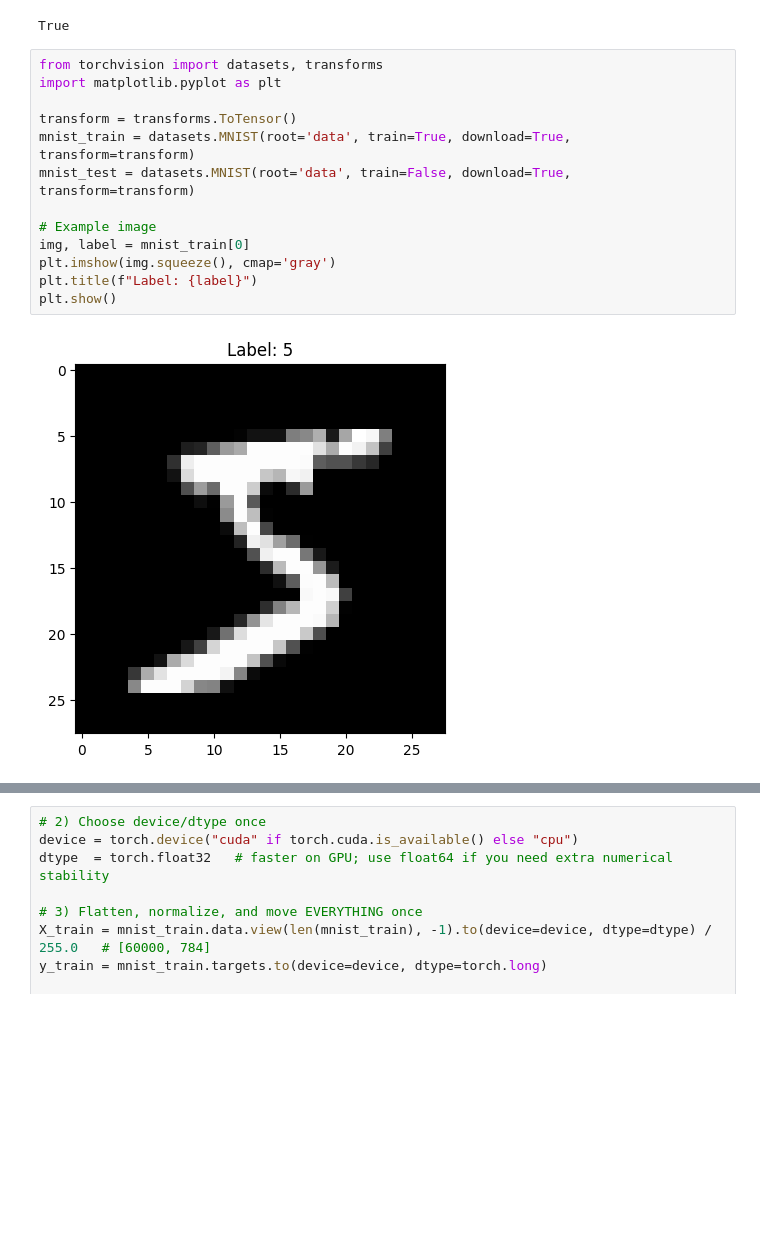
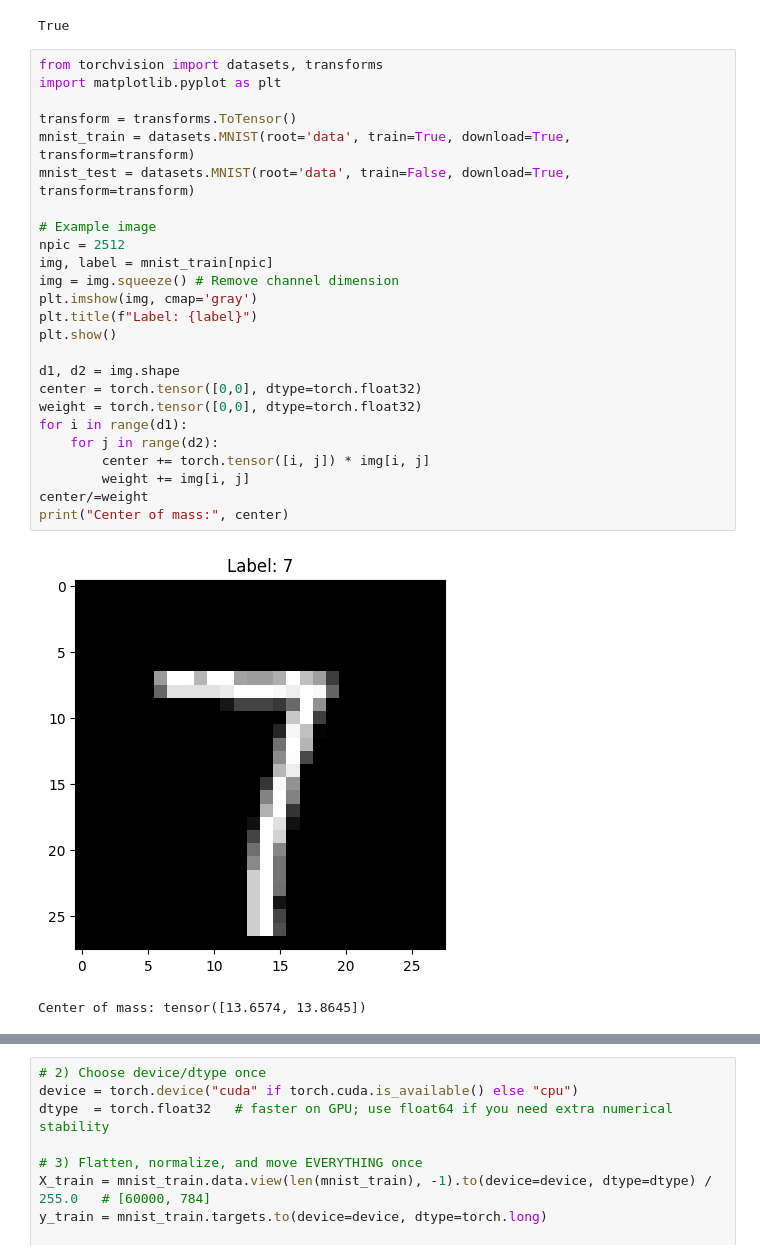
Before and after one commit to ajakovac/ML-in-Practice-I, a Jupyter notebook: CV_MNIST.ipynb, the cells around one changed output, grey strips where cells are left out. Saved outputs shown, nothing was run; the diff lists cells and outputs as text; blank space fills up the shorter version.

Commit message:
experimenting with cv shapes

```diff
--- a/CV_MNIST.ipynb
+++ b/CV_MNIST.ipynb
@@ -19,15 +22,28 @@ True
 # %%
 from torchvision import datasets, transforms
 import matplotlib.pyplot as plt
 
 transform = transforms.ToTensor()
 mnist_train = datasets.MNIST(root='data', train=True, download=True, transform=transform)
 mnist_test = datasets.MNIST(root='data', train=False, download=True, transform=transform)
 
 # Example image
-img, label = mnist_train[0]
-plt.imshow(img.squeeze(), cmap='gray')
+npic = 2512
+img, label = mnist_train[npic]
+img = img.squeeze() # Remove channel dimension
+plt.imshow(img, cmap='gray')
 plt.title(f"Label: {label}")
 plt.show()
+
+d1, d2 = img.shape
+center = torch.tensor([0,0], dtype=torch.float32)
+weight = torch.tensor([0,0], dtype=torch.float32)
+for i in range(d1):
+    for j in range(d2):
+        center += torch.tensor([i, j]) * img[i, j]
+        weight += img[i, j]
+center/=weight
+print("Center of mass:", center)
 # %% [output]
-[figure, old version]
+[figure, new version]
+Center of mass: tensor([13.6574, 13.8645])
```
Also changed, not shown: parts of 24 cells of this notebook, 4 other files.
